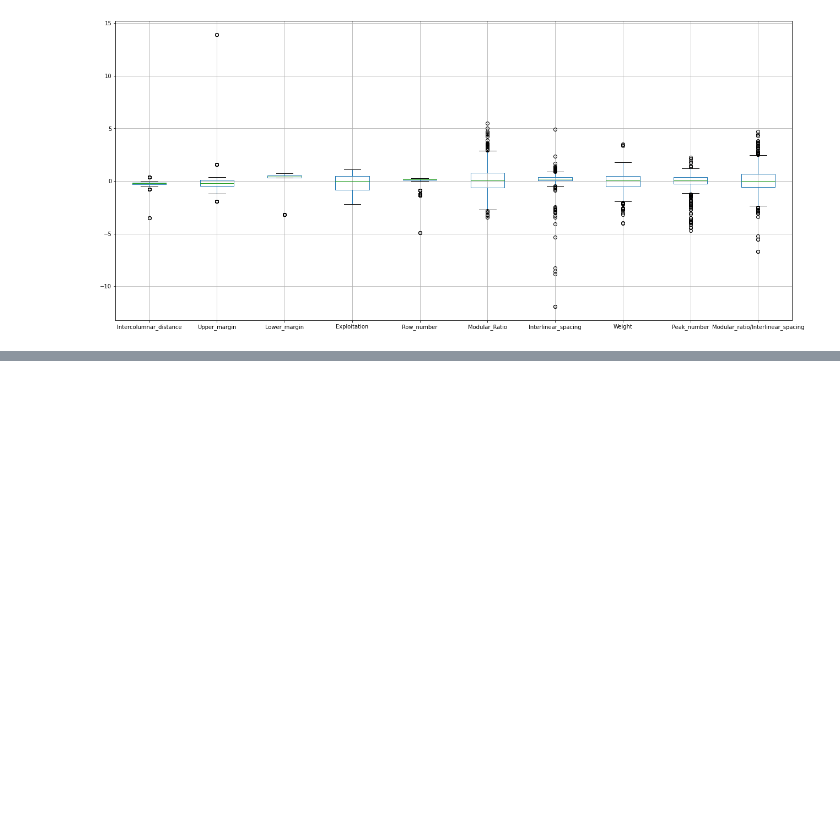
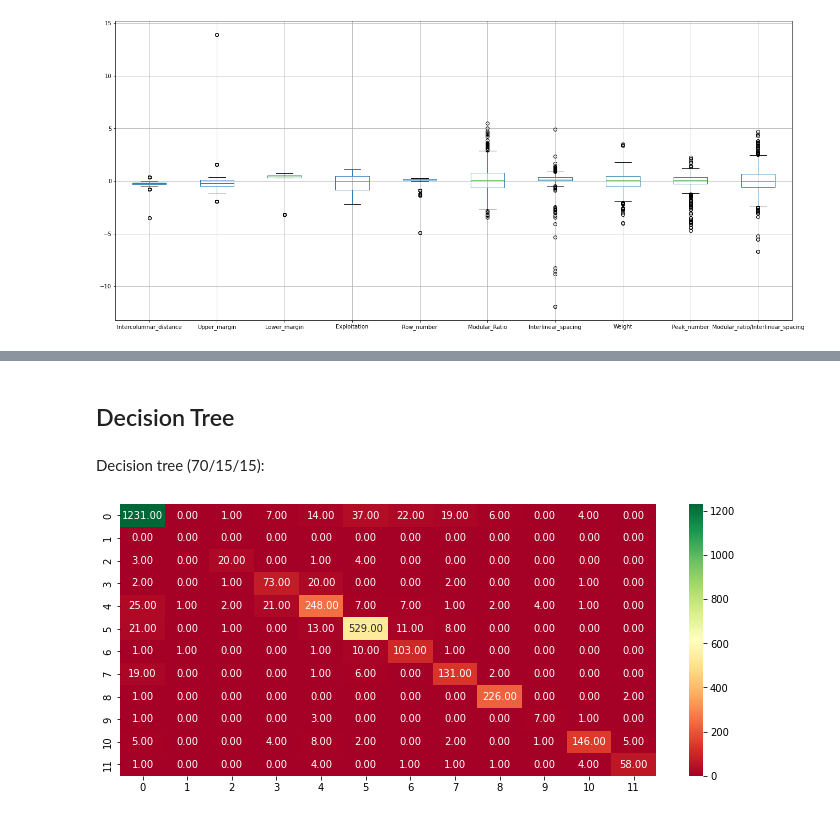
Before and after one commit to HunterWaldridge/DS160_Final_Project_JT_HW, a Jupyter notebook: DS160_Final_Project_JT_HW.ipynb, the cells around one changed output, grey strips where cells are left out. Drawn from its saved outputs; the diff is of its cells as text; code cells hidden in the pictures; blank space fills up the shorter version.

```diff
--- a/DS160_Final_Project_JT_HW.ipynb
+++ b/DS160_Final_Project_JT_HW.ipynb
@@ -446,0 +595,2 @@ weighted avg       0.88      0.87      0.88     10437
+# %% [markdown]
+## Decision Tree
@@ -446,0 +601,16 @@ weighted avg       0.88      0.87      0.88     10437
+# %% [markdown]
+Decision tree (70/15/15):
+# %%
+clf = tree.DecisionTreeClassifier(min_samples_leaf=20)
+clf = clf.fit(X_train, y_train)
+# %%
+y_pred = clf.predict(X_test)
+# %%
+def plot_cm(y_pred, y_test):
+    cm = confusion_matrix(y_pred, y_test)
+    fig = plt.figure(figsize=(12,5))
+    heatmap = sns.heatmap(cm, annot=True, fmt='.2f', cmap='RdYlGn')
+# %%
+plot_cm(y_pred, y_test)
+# %% [output]
+[figure, added]
```
Also changed, not shown: parts of 83 cells of this notebook.
